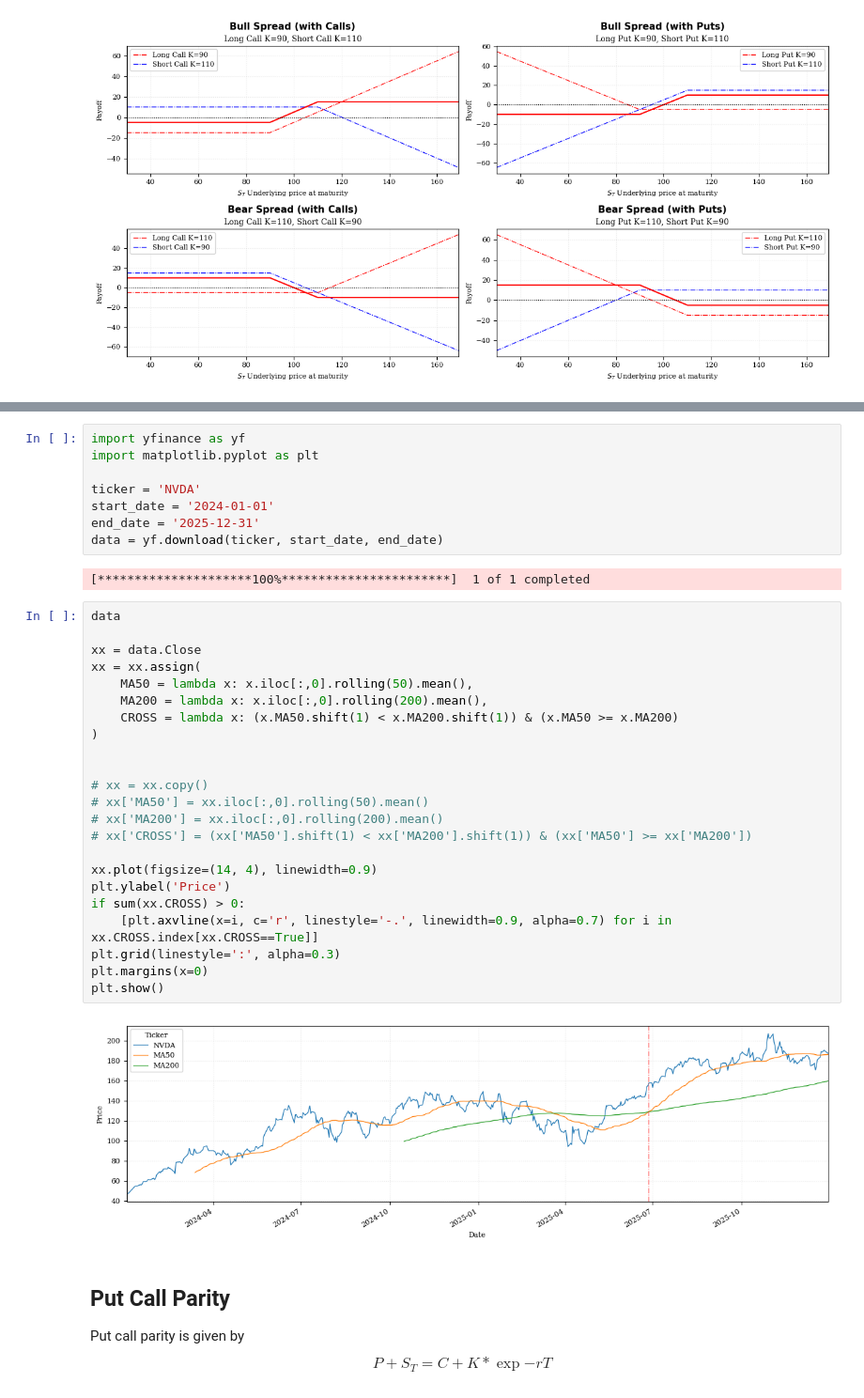
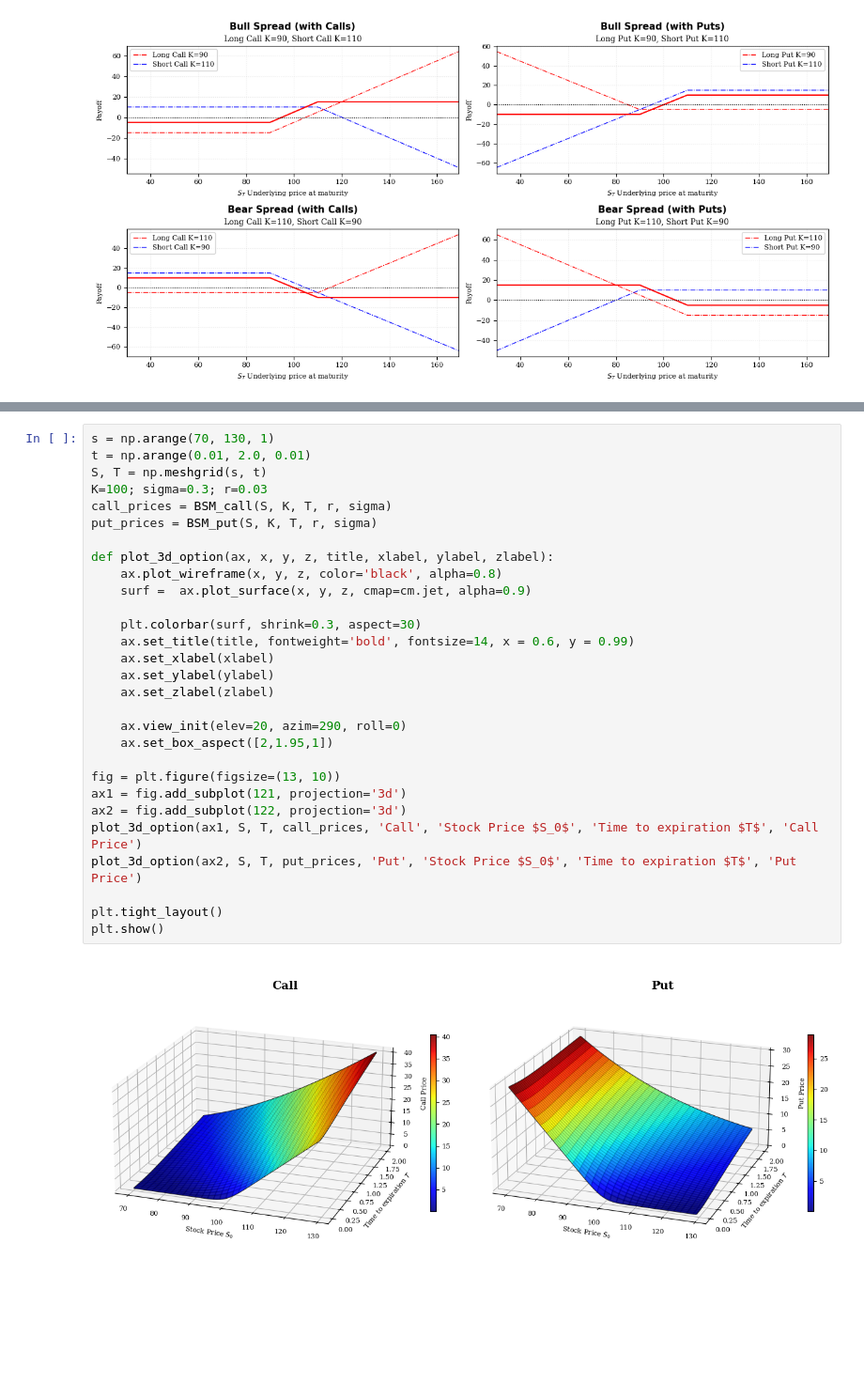
Before and after one commit to sushashi/finance-notebooks, a Jupyter notebook: 01_Intro_Derivatives_BS_Greeks.ipynb, the cells around one changed output, grey strips where cells are left out. Shown at 94% size. Cells and saved outputs as stored; diff of their text form; blank space fills up the shorter version.

```diff
--- a/01_Intro_Derivatives_BS_Greeks.ipynb
+++ b/01_Intro_Derivatives_BS_Greeks.ipynb
@@ -1079,42 +527,31 @@ A golden cross is a bullish chart pattern where a shorter-term moving average (m
-# %%
-import yfinance as yf
-import matplotlib.pyplot as plt
-
-ticker = 'NVDA'
-start_date = '2024-01-01'
-end_date = '2025-12-31'
-data = yf.download(ticker, start_date, end_date)
-# %% [output]
-[*********************100%***********************]  1 of 1 completed
-# %%
-data
-
-xx = data.Close
-xx = xx.assign(
-    MA50 = lambda x: x.iloc[:,0].rolling(50).mean(),
-    MA200 = lambda x: x.iloc[:,0].rolling(200).mean(),
-    CROSS = lambda x: (x.MA50.shift(1) < x.MA200.shift(1)) & (x.MA50 >= x.MA200)
-)
-
-
-# xx = xx.copy()
-# xx['MA50'] = xx.iloc[:,0].rolling(50).mean()
-# xx['MA200'] = xx.iloc[:,0].rolling(200).mean()
-# xx['CROSS'] = (xx['MA50'].shift(1) < xx['MA200'].shift(1)) & (xx['MA50'] >= xx['MA200'])
-
-xx.plot(figsize=(14, 4), linewidth=0.9)
-plt.ylabel('Price')
-if sum(xx.CROSS) > 0:
-    [plt.axvline(x=i, c='r', linestyle='-.', linewidth=0.9, alpha=0.7) for i in xx.CROSS.index[xx.CROSS==True]]
-plt.grid(linestyle=':', alpha=0.3)
-plt.margins(x=0)
-plt.show()
-# %% [output]
-[figure, removed]
-# %% [markdown]
-## Put Call Parity
-
-Put call parity is given by
-\begin{equation}
-    P + S_T = C + K*\exp{-rT}
-\end{equation}
+# %%
+s = np.arange(70, 130, 1)
+t = np.arange(0.01, 2.0, 0.01)
+S, T = np.meshgrid(s, t)
+K=100; sigma=0.3; r=0.03
+call_prices = BSM_call(S, K, T, r, sigma)
+put_prices = BSM_put(S, K, T, r, sigma)
+
+def plot_3d_option(ax, x, y, z, title, xlabel, ylabel, zlabel):
+    ax.plot_wireframe(x, y, z, color='black', alpha=0.8)
+    surf =  ax.plot_surface(x, y, z, cmap=cm.jet, alpha=0.9)
+
+    plt.colorbar(surf, shrink=0.3, aspect=30)
+    ax.set_title(title, fontweight='bold', fontsize=14, x = 0.6, y = 0.99)
+    ax.set_xlabel(xlabel)
+    ax.set_ylabel(ylabel)
+    ax.set_zlabel(zlabel)
+
+    ax.view_init(elev=20, azim=290, roll=0)
+    ax.set_box_aspect([2,1.95,1])
+
+fig = plt.figure(figsize=(13, 10))
+ax1 = fig.add_subplot(121, projection='3d')
+ax2 = fig.add_subplot(122, projection='3d')
+plot_3d_option(ax1, S, T, call_prices, 'Call', 'Stock Price $S_0$', 'Time to expiration $T$', 'Call Price')
+plot_3d_option(ax2, S, T, put_prices, 'Put', 'Stock Price $S_0$', 'Time to expiration $T$', 'Put Price')
+
+plt.tight_layout()
+plt.show()
+# %% [output]
+[figure, added]
```
Also changed, not shown: parts of 34 cells of this notebook.
